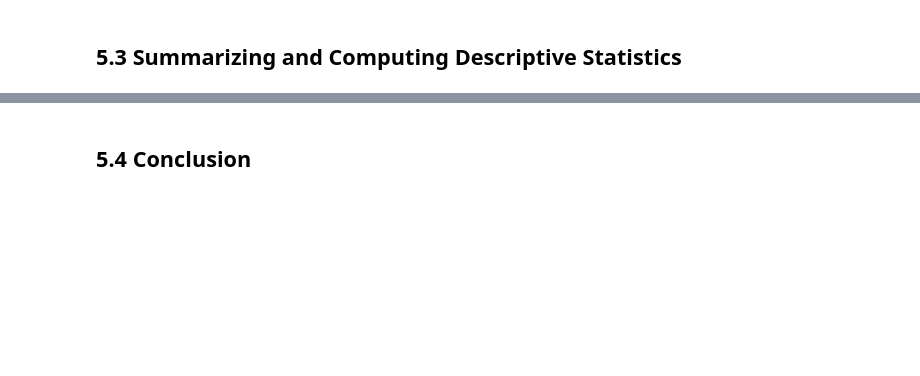
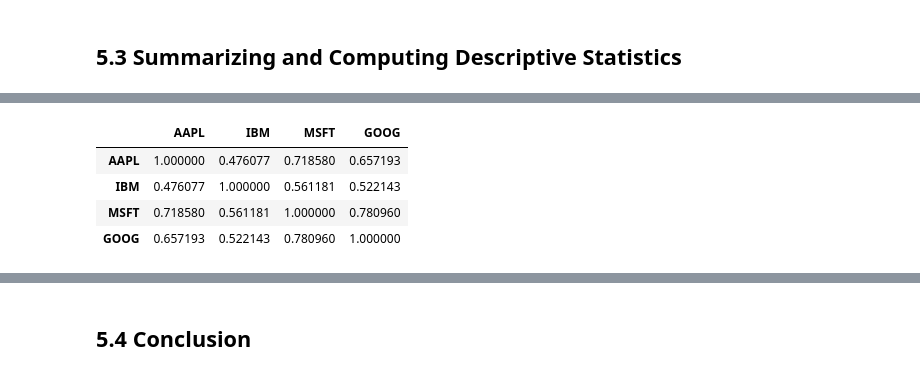
Before and after one commit to brandonbluong/Python-for-Data-Analysis, a Jupyter notebook: 5-Pandas_intro.ipynb, the cells around one changed output, grey strips where cells are left out. Drawn from its saved outputs; the diff is of its cells as text; code cells hidden in the pictures; blank space fills up the shorter version.

```diff
--- a/5-Pandas_intro.ipynb
+++ b/5-Pandas_intro.ipynb
@@ -989,0 +1325,8 @@ frame.sub(series3, axis='index')
+# %%
+returns.corr()
+# %% [output]
+|  | AAPL | IBM | MSFT | GOOG |
+| AAPL | 1.000000 | 0.476077 | 0.718580 | 0.657193 |
+| IBM | 0.476077 | 1.000000 | 0.561181 | 0.522143 |
+| MSFT | 0.718580 | 0.561181 | 1.000000 | 0.780960 |
+| GOOG | 0.657193 | 0.522143 | 0.780960 | 1.000000 |
```
Also changed, not shown: parts of 55 cells of this notebook.
